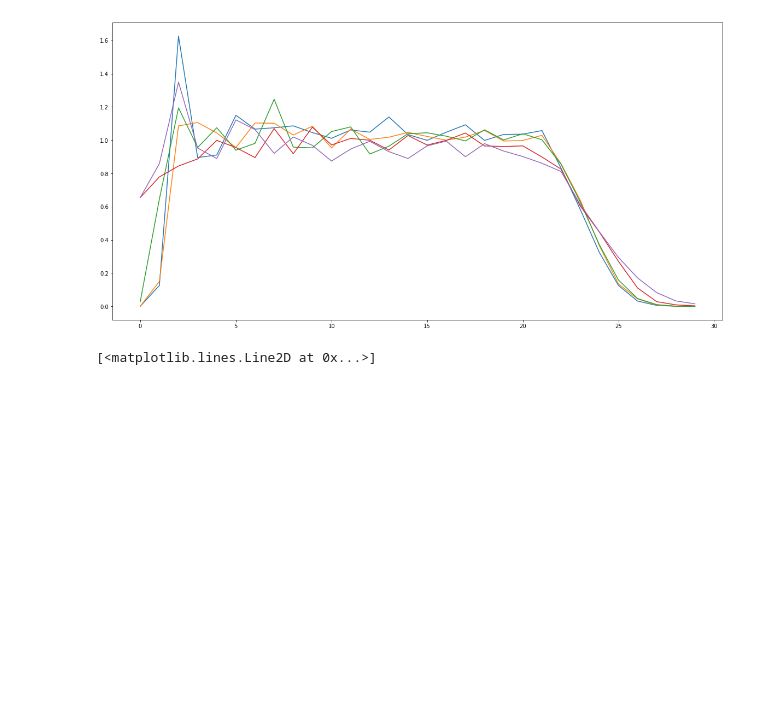
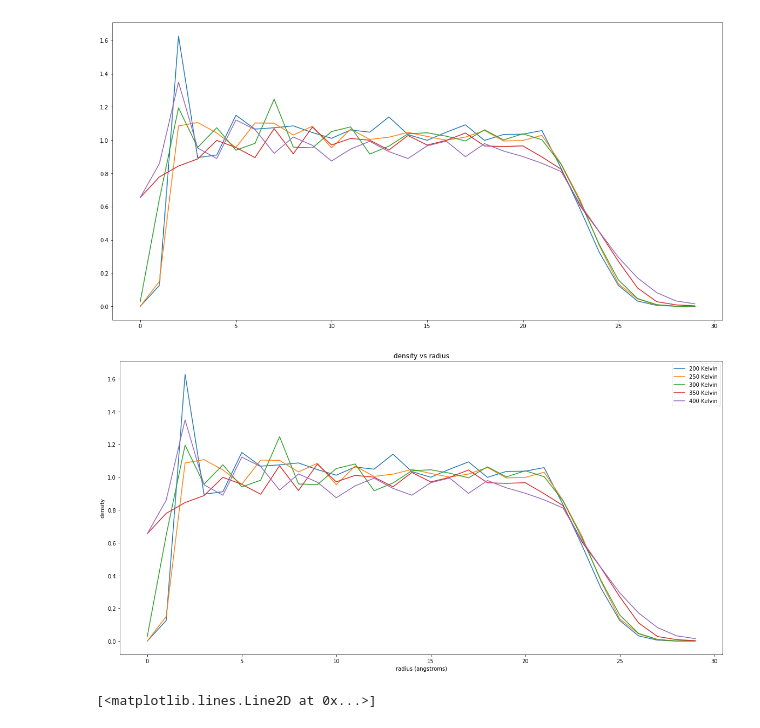
Before and after one commit to chan8005/Final_Project, a Jupyter notebook: Project.ipynb, the cells around one changed output. Cells and saved outputs as stored; diff of their text form; code cells hidden in the pictures; blank space fills up the shorter version.

Commit message:
Replaced plotting code with plots function

```diff
--- a/Project.ipynb
+++ b/Project.ipynb
@@ -440,0 +446,23 @@ for i in range(1,len(radius)-1):
+# %%
+def plots(dataset,radiusdataset,indexcutoff,ylabel,title):
+
+    cutoffradius= radiusdataset[:indexcutoff]
+
+
+    k200=dataset[0,:indexcutoff]
+    k250=dataset[1,:indexcutoff]
+    k300=dataset[2,:indexcutoff]
+    k350=dataset[3,:indexcutoff]
+    k400=dataset[4,:indexcutoff]
+
+
+    plt.figure(figsize=(20,10))
+    plt.plot(cutoffradius,k200,label="200 Kelvin")
+    plt.plot(cutoffradius,k250,label="250 Kelvin")
+    plt.plot(cutoffradius,k300,label="300 Kelvin")
+    plt.plot(cutoffradius,k350,label="350 Kelvin")
+    plt.plot(cutoffradius,k400,label="400 Kelvin")
+    plt.xlabel("radius (angstroms)")
+    plt.ylabel("{}".format(ylabel))
+    plt.title("{}".format(title))
+    plt.legend(loc='best')
@@ -454,7 +492,7 @@ fulldata(numofframes,numofO,shellwidth,rad,fulldatafilename)
 # %%
 fulldata= np.load("fulldata.npy")
 
-radius= np.arange(0,30,1)
+x= np.arange(0,30,1)
 
 k1=fulldata[0,:30] #200
 k2=fulldata[1,:30] #250
@@ -472,6 +510,10 @@ plt.plot(x,k5)
 # %% [output]
 [<matplotlib.lines.Line2D at 0x...>]
 [figure]
+# %%
+plots(fulldata,x,30,"density","density vs radius")
+# %% [output]
+[figure, added]
 # %%
 #Numerical Method
 
```
Also changed, not shown: parts of 4 cells of this notebook.
